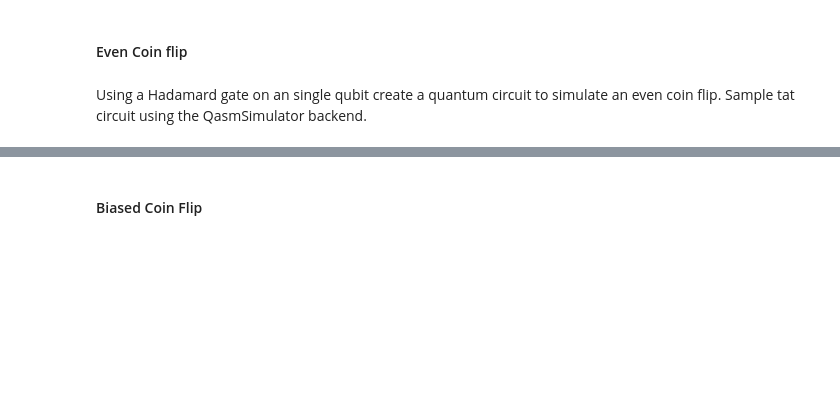
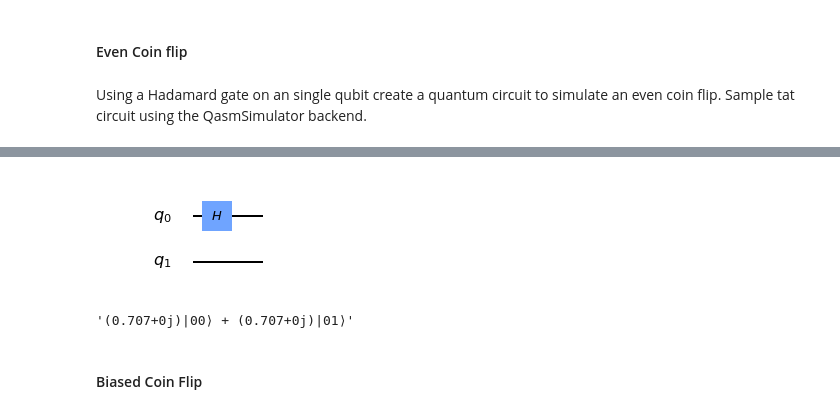
Before and after one commit to frankmorgner/qc-hackathon, a Jupyter notebook: notebooks/IBM - 1 - Getting started with Qiskit.ipynb, the cells around one changed output, grey strips where cells are left out. Drawn from its saved outputs; the diff is of its cells as text; code cells hidden in the pictures; blank space fills up the shorter version.

```diff
--- a/notebooks/IBM - 1 - Getting started with Qiskit.ipynb
+++ b/notebooks/IBM - 1 - Getting started with Qiskit.ipynb
@@ -220,3 +296,15 @@ Using a Hadamard gate on an single qubit create a quantum circuit to simulate an
+# %%
+qc_new = QuantumCircuit(2)
+qc_new.h(0)
+qc_new.draw(output='mpl')
+# %% [output]
+[figure, added]
+# %%
+job = execute(qc_new, sv_backend)
+state = job.result().get_statevector(decimals=3)
+print_sv(state)
+# %% [output]
+'(0.707+0j)|00⟩ + (0.707+0j)|01⟩'
 # %% [markdown]
 #### Biased Coin Flip
 # %% [markdown]
```
Also changed, not shown: parts of 23 cells of this notebook, 16 other files.
